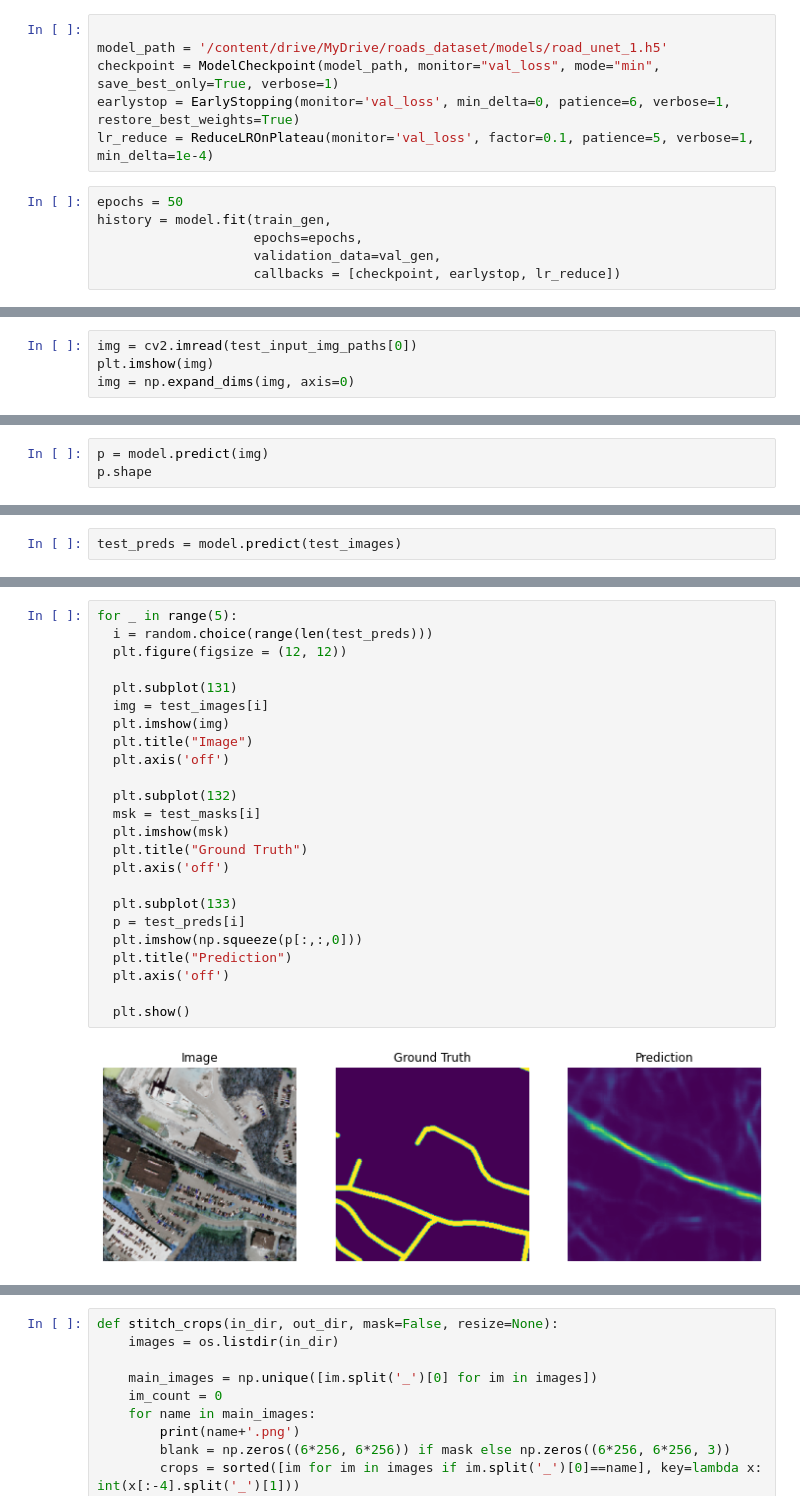
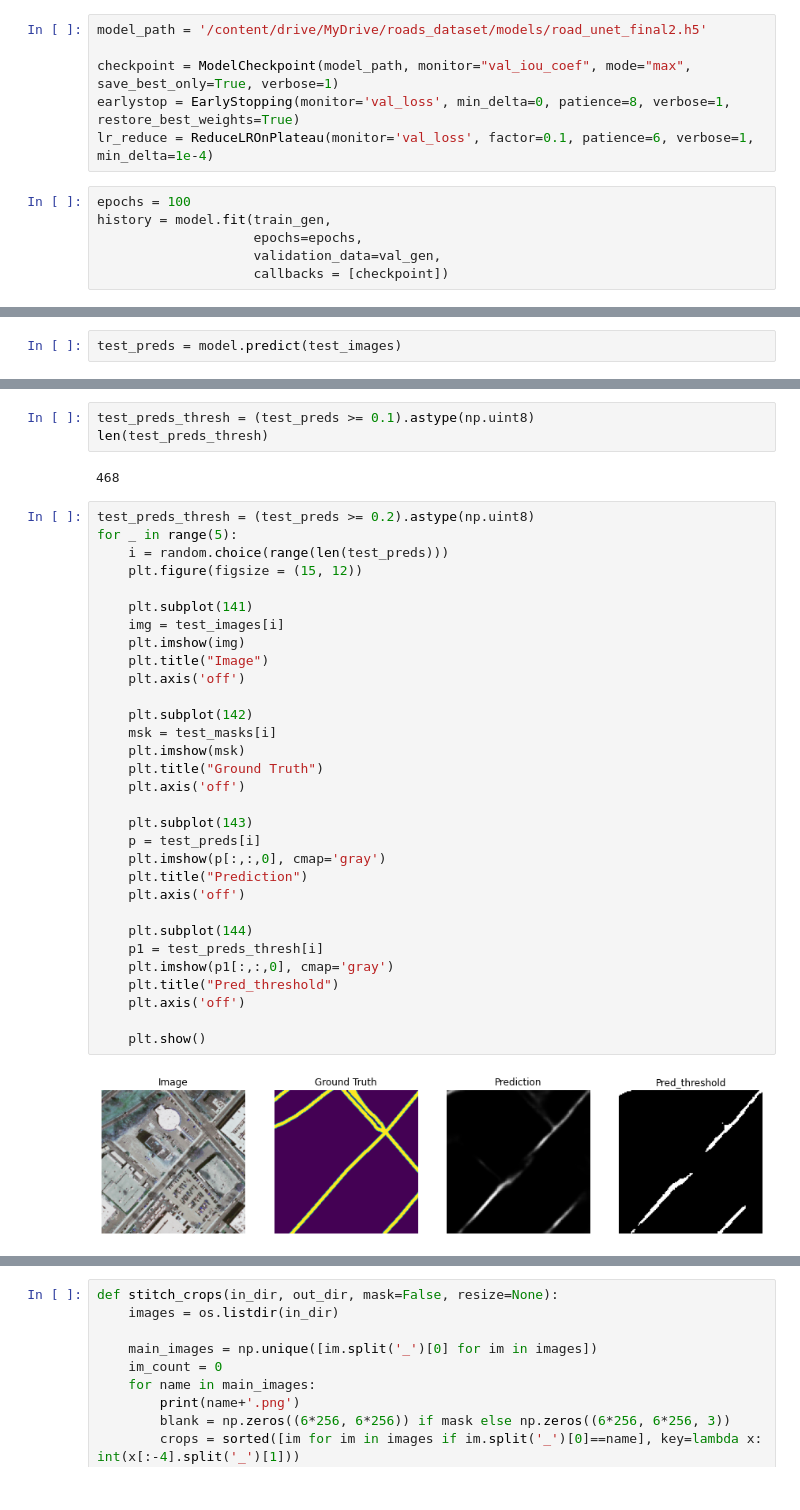
Before and after one commit to binit9/road_detection_satelite_imagery, a Jupyter notebook: road_segment_gpu.ipynb, the cells around one changed output, grey strips where cells are left out. Saved outputs shown, nothing was run; the diff lists cells and outputs as text.

```diff
--- a/road_segment_gpu.ipynb
+++ b/road_segment_gpu.ipynb
@@ -535,13 +551,13 @@ model = load_model()
 # %%
+model_path = '/content/drive/MyDrive/roads_dataset/models/road_unet_final2.h5'
 
-model_path = '/content/drive/MyDrive/roads_dataset/models/road_unet_1.h5'
-checkpoint = ModelCheckpoint(model_path, monitor="val_loss", mode="min", save_best_only=True, verbose=1)
-earlystop = EarlyStopping(monitor='val_loss', min_delta=0, patience=6, verbose=1, restore_best_weights=True)
-lr_reduce = ReduceLROnPlateau(monitor='val_loss', factor=0.1, patience=5, verbose=1, min_delta=1e-4)
+checkpoint = ModelCheckpoint(model_path, monitor="val_iou_coef", mode="max", save_best_only=True, verbose=1)
+earlystop = EarlyStopping(monitor='val_loss', min_delta=0, patience=8, verbose=1, restore_best_weights=True)
+lr_reduce = ReduceLROnPlateau(monitor='val_loss', factor=0.1, patience=6, verbose=1, min_delta=1e-4)
 # %%
-epochs = 50
+epochs = 100
 history = model.fit(train_gen,
                     epochs=epochs,
                     validation_data=val_gen,
-                    callbacks = [checkpoint, earlystop, lr_reduce])
+                    callbacks = [checkpoint])
 # %% [output]
@@ -618,4 +594,0 @@ Clipping input data to the valid range for imshow with RGB data ([0..1] for floa
-# %%
-img = cv2.imread(test_input_img_paths[0])
-plt.imshow(img)
-img = np.expand_dims(img, axis=0)
@@ -624,3 +594,0 @@ img = np.expand_dims(img, axis=0)
-# %%
-p = model.predict(img)
-p.shape
@@ -654,26 +606,38 @@ test_preds.shape
+# %%
+test_preds_thresh = (test_preds >= 0.1).astype(np.uint8)
+len(test_preds_thresh)
+# %% [output]
+468
 # %%
+test_preds_thresh = (test_preds >= 0.2).astype(np.uint8)
 for _ in range(5):
-  i = random.choice(range(len(test_preds)))
-  plt.figure(figsize = (12, 12))
+    i = random.choice(range(len(test_preds)))
+    plt.figure(figsize = (15, 12))
 
-  plt.subplot(131)
-  img = test_images[i]
-  plt.imshow(img)
-  plt.title("Image")
-  plt.axis('off')
+    plt.subplot(141)
+    img = test_images[i]
+    plt.imshow(img)
+    plt.title("Image")
+    plt.axis('off')
 
-  plt.subplot(132)
-  msk = test_masks[i]
-  plt.imshow(msk)
-  plt.title("Ground Truth")
-  plt.axis('off')
+    plt.subplot(142)
+    msk = test_masks[i]
+    plt.imshow(msk)
+    plt.title("Ground Truth")
+    plt.axis('off')
 
-  plt.subplot(133)
-  p = test_preds[i]
-  plt.imshow(np.squeeze(p[:,:,0]))
-  plt.title("Prediction")
-  plt.axis('off')
+    plt.subplot(143)
+    p = test_preds[i]
+    plt.imshow(p[:,:,0], cmap='gray')
+    plt.title("Prediction")
+    plt.axis('off')
 
-  plt.show()
+    plt.subplot(144)
+    p1 = test_preds_thresh[i]
+    plt.imshow(p1[:,:,0], cmap='gray')
+    plt.title("Pred_threshold")
+    plt.axis('off')
+
+    plt.show()
 # %% [output]
-[figure, old version]
+[figure, new version]
```
Also changed, not shown: parts of 92 cells of this notebook, 1 other file.
